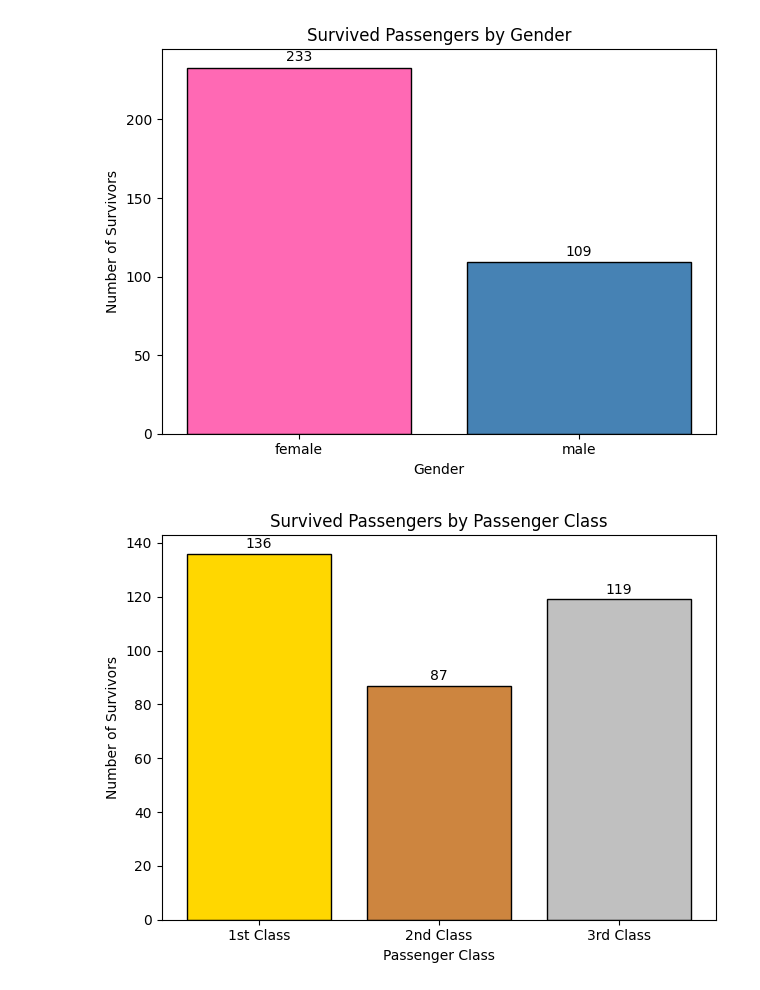
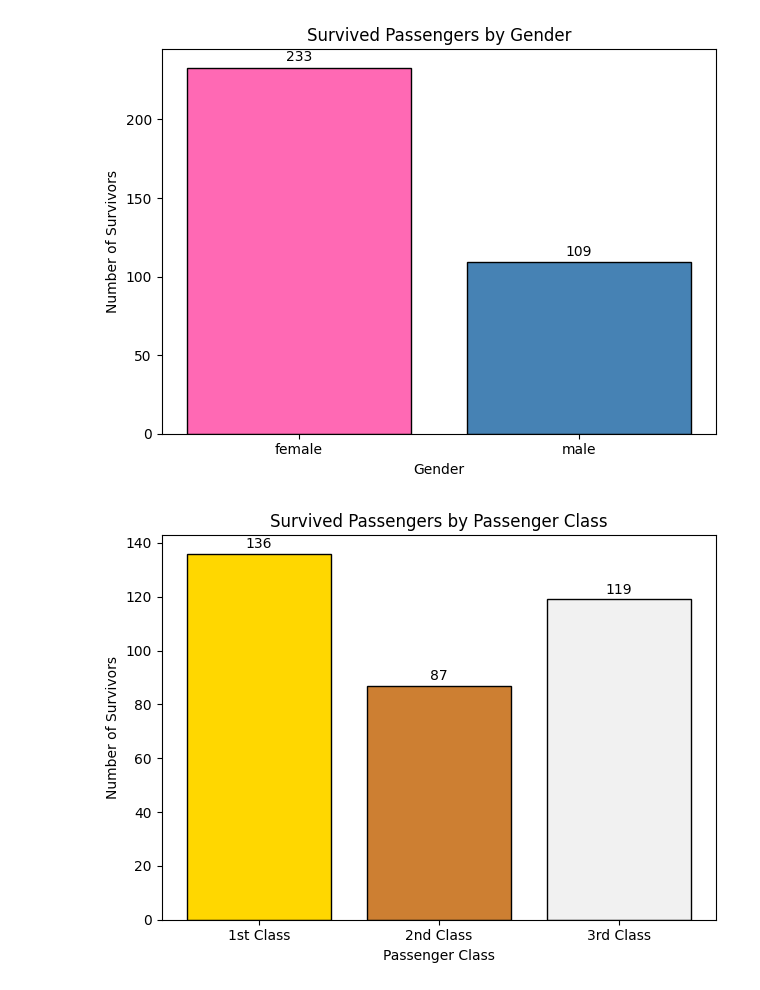
Before and after one commit to rahul-gitt/MY-PROJECTS, a Jupyter notebook: Titanic_Project/Titanic_Analysis.ipynb, the cells around one changed output. Saved outputs shown, nothing was run; the diff lists cells and outputs as text; code cells hidden in the pictures.

```diff
--- a/Titanic_Project/Titanic_Analysis.ipynb
+++ b/Titanic_Project/Titanic_Analysis.ipynb
@@ -53,32 +53,32 @@ for bar in bars:
 plt.title('Survived Passengers by Gender')
 plt.xlabel('Gender')
 plt.ylabel('Number of Survivors')
 plt.tight_layout()
 plt.show()
 
 #Passenger Class vs Survival
 Survival = df[df['Survived'] == 1]
 p_class = Survival['Pclass'].value_counts()
 
 bars = plt.bar(p_class.index,p_class.values,
-        color = ['gold', 'silver', 'peru'],
+        color = ['#FFD700', "#C0C0C036", '#CD7F32'],
         edgecolor = 'black')
 
 for bar in bars:
     height = bar.get_height()
     plt.text(
         bar.get_x()+ bar.get_width()/2,
         height +2,
         height,
         ha= 'center'
     )
 plt.title('Survived Passengers by Passenger Class')
 plt.xlabel('Passenger Class')
 plt.ylabel('Number of Survivors')
 plt.xticks([1,2,3],['1st Class', '2nd Class', '3rd Class'])
 plt.tight_layout()
 plt.show()
 # %% [output]
 [figure]
 [figure]
-[figure, old version]
+[figure, new version]
```
